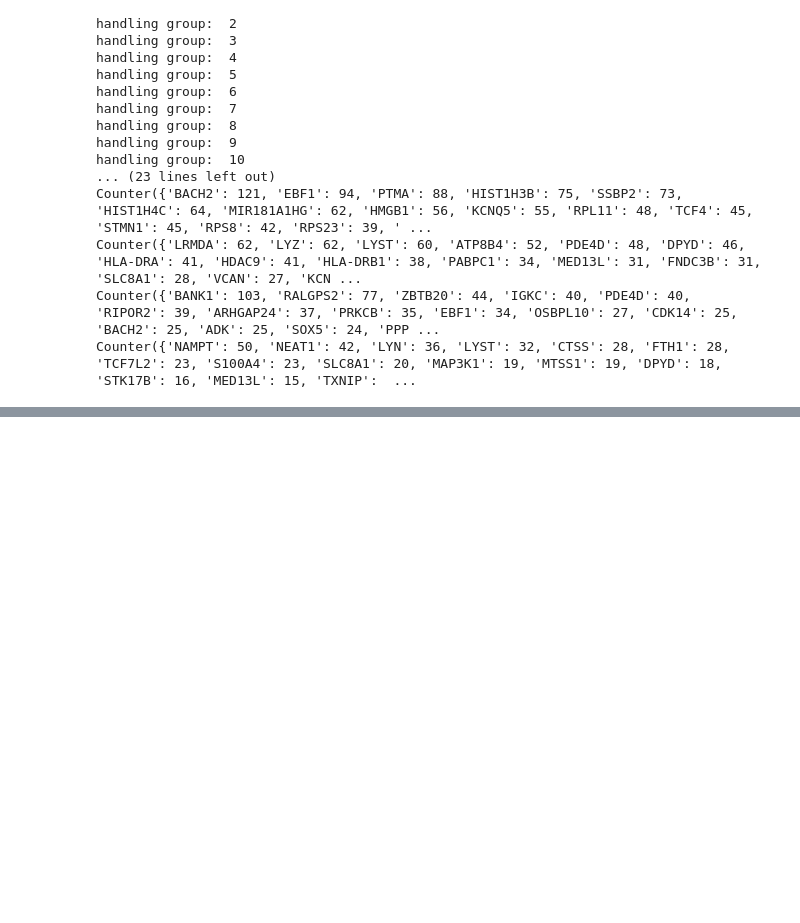
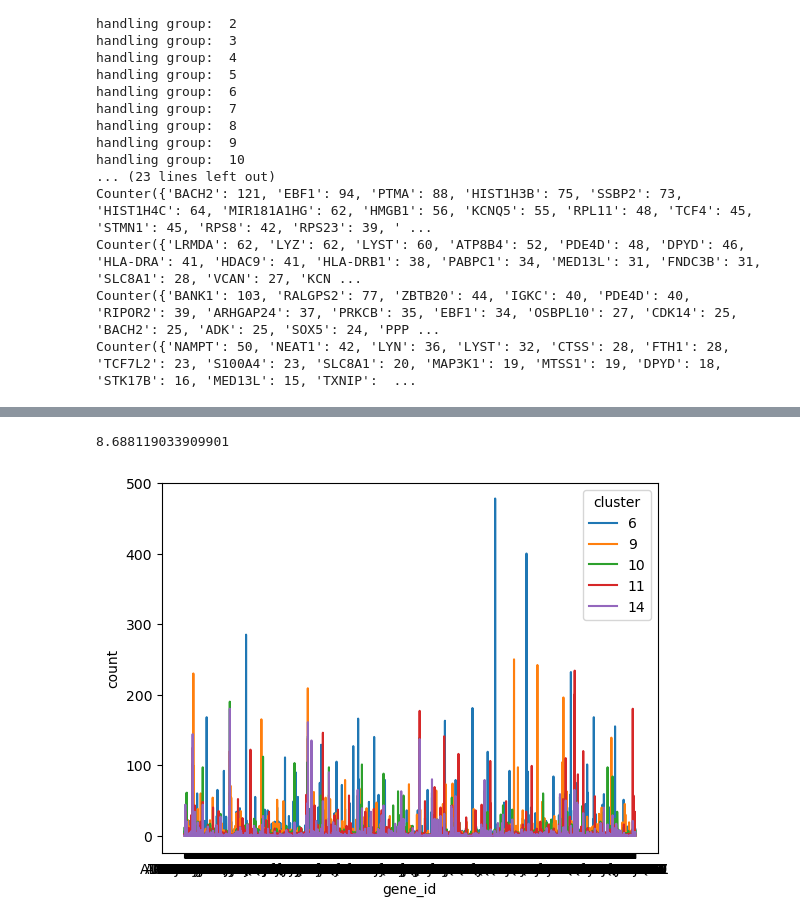
Before and after one commit to deidelma/ragsc, a Jupyter notebook: notebooks/analyze_sigs.ipynb, the cells around one changed output, grey strips where cells are left out. Saved outputs shown, nothing was run; the diff lists cells and outputs as text; code cells hidden in the pictures; blank space fills up the shorter version.

```diff
--- a/notebooks/analyze_sigs.ipynb
+++ b/notebooks/analyze_sigs.ipynb
@@ -62,0 +143,7 @@ TODO: convert the above numbers into graphs to permit comparison of the numbers
+# %%
+print(type(bags))
+for bag in bags:
+    k: str = bag
+    v: Counter = bags[bag]
+    df_summary[k] = df_summary.index.map(v)
+df_summary
@@ -62,0 +166,6 @@ TODO: convert the above numbers into graphs to permit comparison of the numbers
+# %%
+from numpy import dtype
+
+
+df_summary["total"] = df_summary.sum(numeric_only=True, axis=1)
+df_summary.sort_values("total", ascending=False)
@@ -62,0 +187,4 @@ TODO: convert the above numbers into graphs to permit comparison of the numbers
+# %%
+df_effective = df_summary[effective_clusters]
+df_effective["gene_id"] = df_summary["gene_id"]
+df_ineffective = df_summary[ineffective_clusters]
@@ -62,0 +231,6 @@ TODO: convert the above numbers into graphs to permit comparison of the numbers
+# %%
+df_eff_m = df_effective.melt(
+    id_vars=["gene_id"], var_name="cluster", value_name="count"
+)
+df_eff_m = df_eff_m.sort_index()
+df_eff_m
@@ -62,0 +251,12 @@ TODO: convert the above numbers into graphs to permit comparison of the numbers
+# %%
+df_ineff_m = df_ineffective.reset_index().melt(id_vars=["gene_id"], var_name="cluster")
+df_eff_m.sort_index()
+df_ineff_m.value.std()
+# %% [output]
+8.688119033909901
+# %%
+sns.lineplot(df_eff_m, x="gene_id", y="count", hue="cluster")
+plt.ylim(top=500)
+plt.show()
+# %% [output]
+[figure, added]
```
Also changed, not shown: parts of 19 cells of this notebook.
